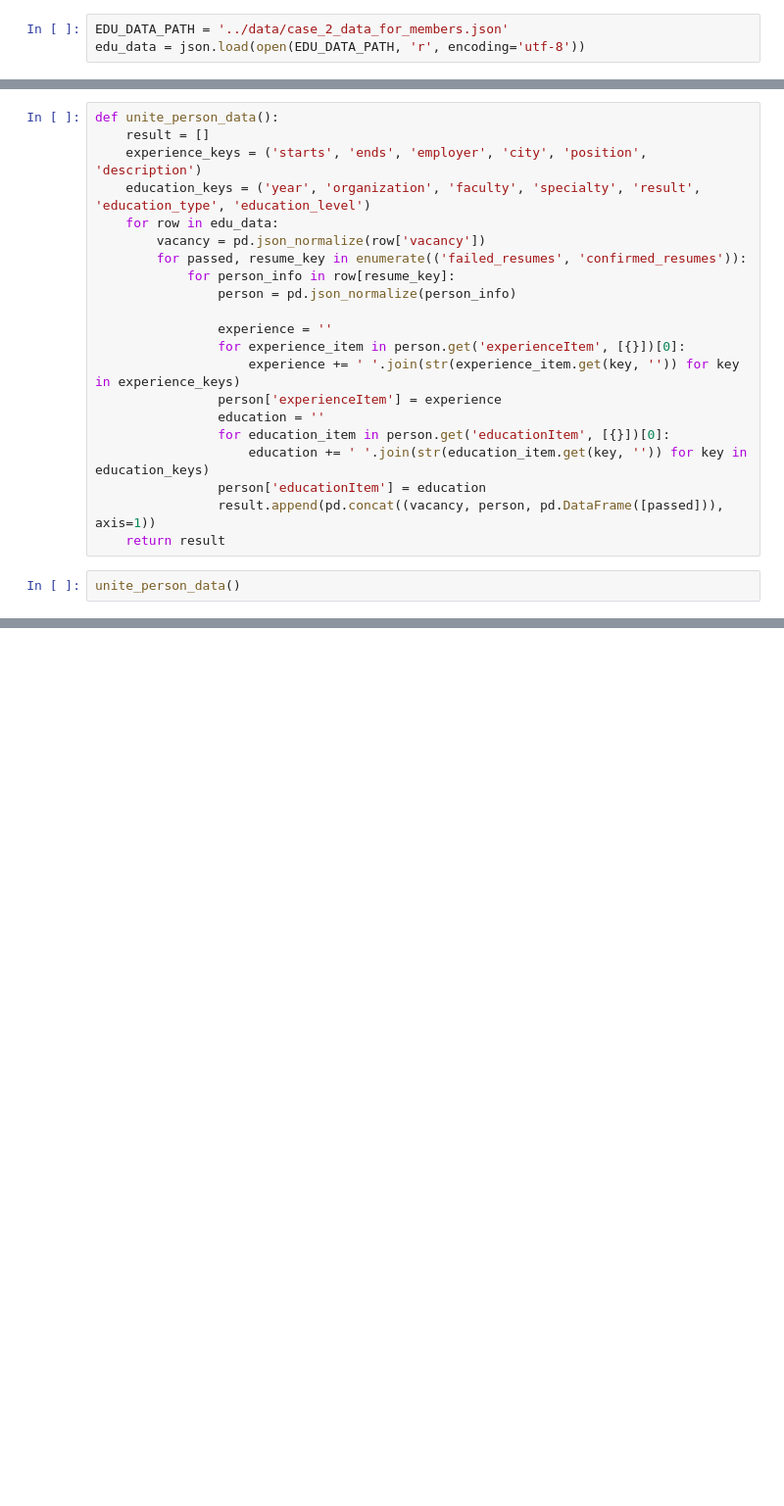
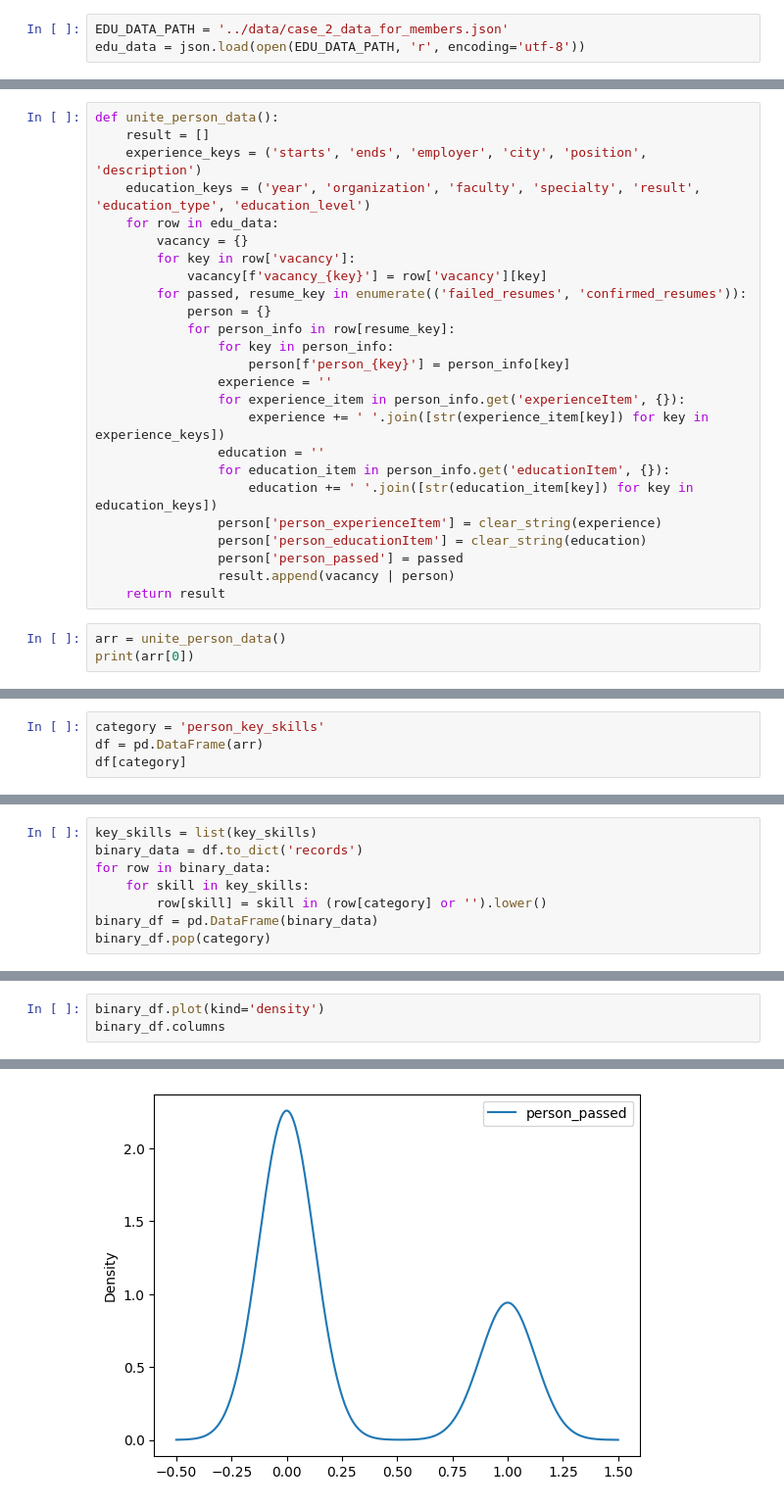
Before and after one commit to L33tl/TCSBuns, a Jupyter notebook: data_handling/handler.ipynb, the cells around one changed output, grey strips where cells are left out. Shown: that part at 98% size. Saved outputs shown, nothing was run; the diff lists cells and outputs as text; blank space fills up the shorter version.

```diff
--- a/data_handling/handler.ipynb
+++ b/data_handling/handler.ipynb
@@ -11,21 +48,26 @@ def unite_person_data():
     experience_keys = ('starts', 'ends', 'employer', 'city', 'position', 'description')
     education_keys = ('year', 'organization', 'faculty', 'specialty', 'result', 'education_type', 'education_level')
     for row in edu_data:
-        vacancy = pd.json_normalize(row['vacancy'])
+        vacancy = {}
+        for key in row['vacancy']:
+            vacancy[f'vacancy_{key}'] = row['vacancy'][key]
         for passed, resume_key in enumerate(('failed_resumes', 'confirmed_resumes')):
+            person = {}
             for person_info in row[resume_key]:
-                person = pd.json_normalize(person_info)
-
+                for key in person_info:
+                    person[f'person_{key}'] = person_info[key]
                 experience = ''
-                for experience_item in person.get('experienceItem', [{}])[0]:
-                    experience += ' '.join(str(experience_item.get(key, '')) for key in experience_keys)
-                person['experienceItem'] = experience
+                for experience_item in person_info.get('experienceItem', {}):
+                    experience += ' '.join([str(experience_item[key]) for key in experience_keys])
                 education = ''
-                for education_item in person.get('educationItem', [{}])[0]:
-                    education += ' '.join(str(education_item.get(key, '')) for key in education_keys)
-                person['educationItem'] = education
-                result.append(pd.concat((vacancy, person, pd.DataFrame([passed])), axis=1))
+                for education_item in person_info.get('educationItem', {}):
+                    education += ' '.join([str(education_item[key]) for key in education_keys])
+                person['person_experienceItem'] = clear_string(experience)
+                person['person_educationItem'] = clear_string(education)
+                person['person_passed'] = passed
+                result.append(vacancy | person)
     return result
 # %%
-unite_person_data()
+arr = unite_person_data()
+print(arr[0])
 # %% [output]
@@ -48,0 +109,4 @@ unite_person_data()
+# %%
+category = 'person_key_skills'
+df = pd.DataFrame(arr)
+df[category]
@@ -48,0 +126,8 @@ unite_person_data()
+# %%
+key_skills = list(key_skills)
+binary_data = df.to_dict('records')
+for row in binary_data:
+    for skill in key_skills:
+        row[skill] = skill in (row[category] or '').lower()
+binary_df = pd.DataFrame(binary_data)
+binary_df.pop(category)
@@ -48,0 +181,4 @@ unite_person_data()
+# %%
+binary_df.plot(kind='density')
+binary_df.columns
+# %% [output]
@@ -48,0 +193 @@ unite_person_data()
+[figure, added]
```
Also changed, not shown: parts of 24 cells of this notebook, 1 other file.
